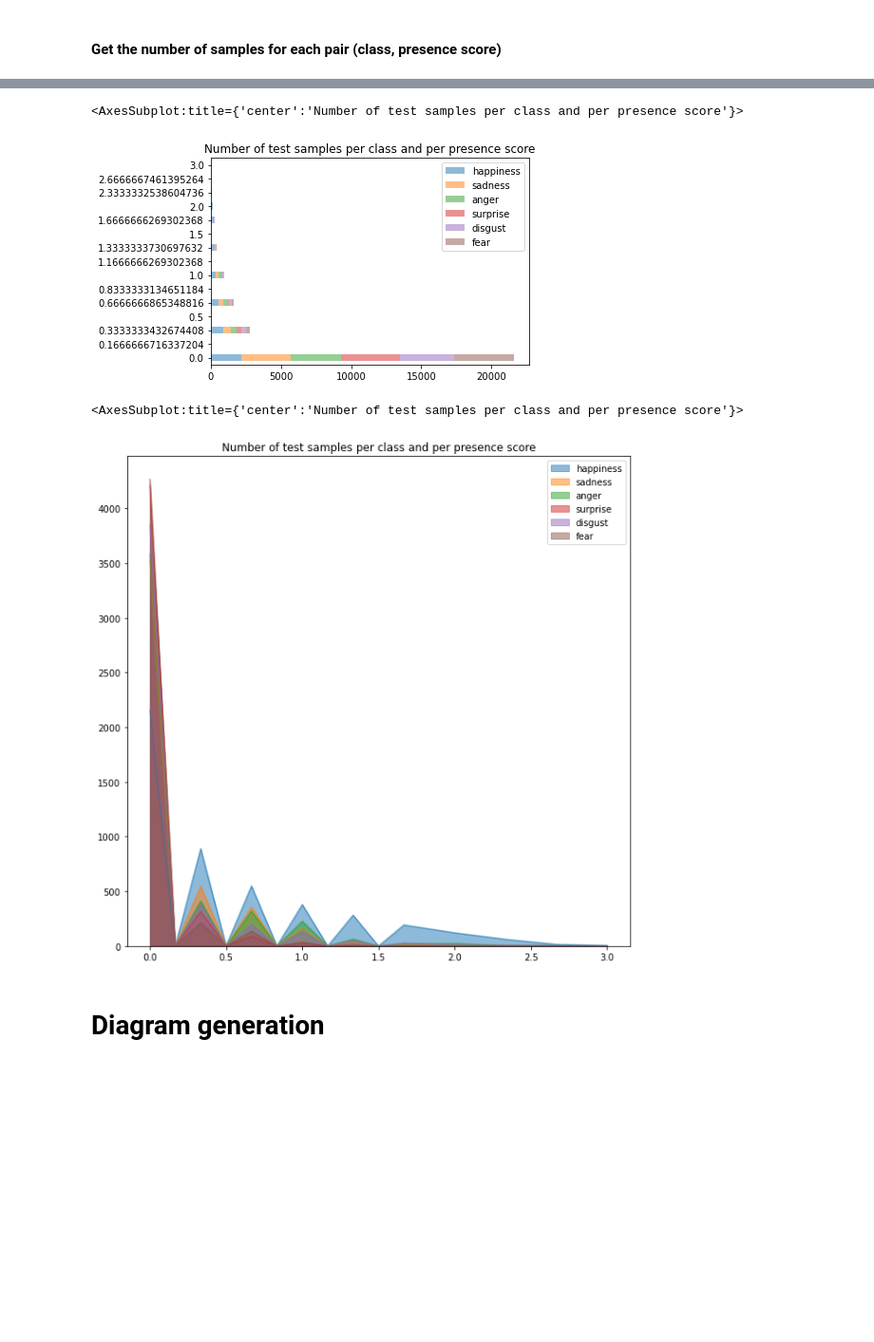
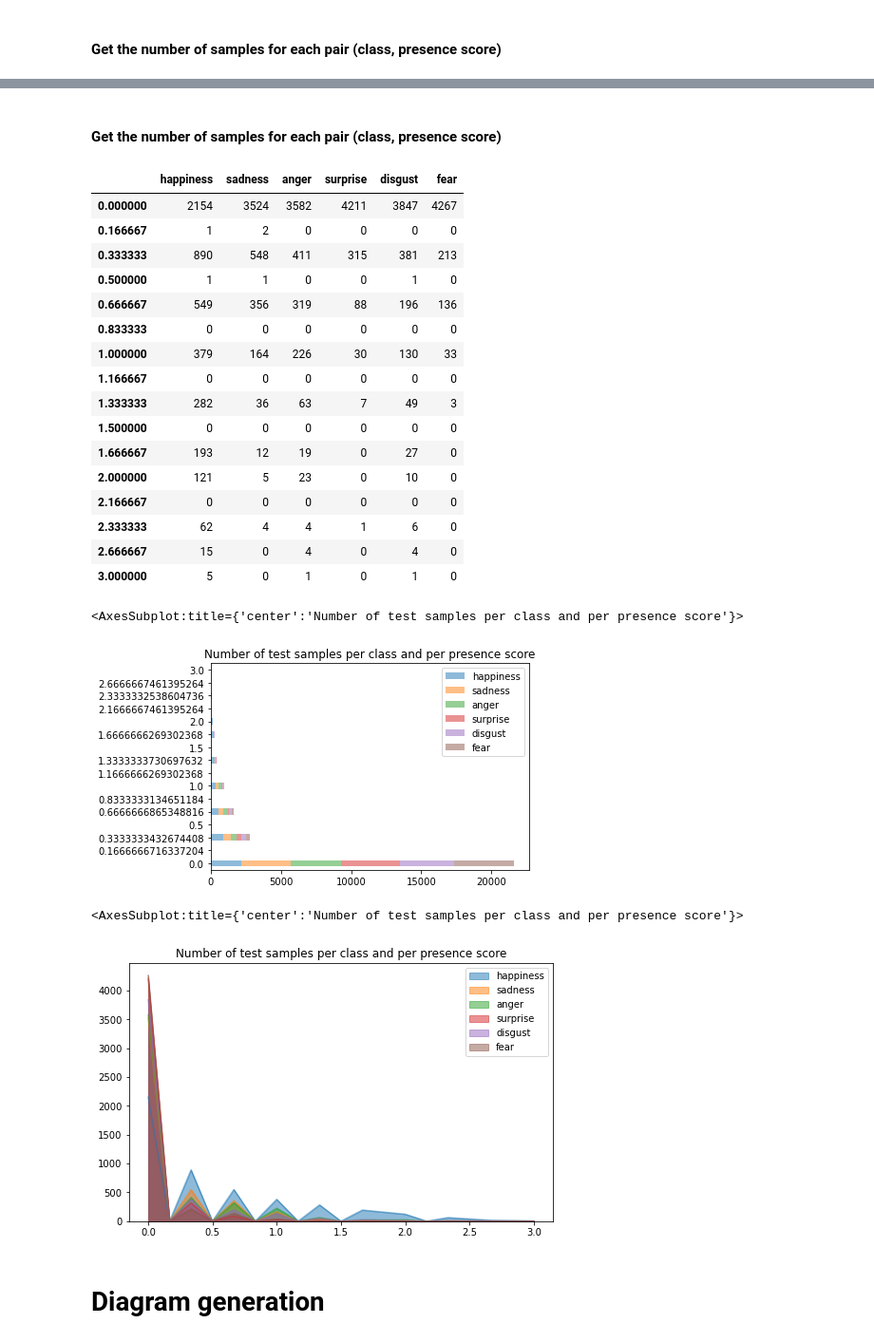
Before and after one commit to helenetran3/MCF-EmoLIS, a Jupyter notebook: label_statistics.ipynb, the cells around one changed output, grey strips where cells are left out. Shown at 95% size. Drawn from its saved outputs; the diff is of its cells as text; code cells hidden in the pictures; blank space fills up the shorter version.

```diff
--- a/label_statistics.ipynb
+++ b/label_statistics.ipynb
@@ -16,0 +90,3 @@ ext_name = ""
+# %%
+all_scores = get_all_scores()
+print(all_scores)
@@ -16,0 +95,3 @@ ext_name = ""
+# %%
+y_train_array_all, y_valid_array_all, y_test_array_all, y_all_array_all = \
+get_all_y_fold_array(param_task, "all", all_scores)
@@ -56,2 +116,0 @@ compute_unique('fear', False)
-# %%
-all_scores = compute_unique('sadness', True)
@@ -323,16 +397,39 @@ df_scores_test
+# %% [markdown]
+#### Get the number of samples for each pair (class, presence score)
+# %%
+df_scores_test_all = count_pairs_emotion_presence_score(y_test_array_all, all_scores)
+df_scores_test_all
+# %% [output]
+|  | happiness | sadness | anger | surprise | disgust | fear |
+| 0.000000 | 2154 | 3524 | 3582 | 4211 | 3847 | 4267 |
+| 0.166667 | 1 | 2 | 0 | 0 | 0 | 0 |
+| 0.333333 | 890 | 548 | 411 | 315 | 381 | 213 |
+| 0.500000 | 1 | 1 | 0 | 0 | 1 | 0 |
+| 0.666667 | 549 | 356 | 319 | 88 | 196 | 136 |
+| 0.833333 | 0 | 0 | 0 | 0 | 0 | 0 |
+| 1.000000 | 379 | 164 | 226 | 30 | 130 | 33 |
+| 1.166667 | 0 | 0 | 0 | 0 | 0 | 0 |
+| 1.333333 | 282 | 36 | 63 | 7 | 49 | 3 |
+| 1.500000 | 0 | 0 | 0 | 0 | 0 | 0 |
+| 1.666667 | 193 | 12 | 19 | 0 | 27 | 0 |
+| 2.000000 | 121 | 5 | 23 | 0 | 10 | 0 |
+| 2.166667 | 0 | 0 | 0 | 0 | 0 | 0 |
+| 2.333333 | 62 | 4 | 4 | 1 | 6 | 0 |
+| 2.666667 | 15 | 0 | 4 | 0 | 4 | 0 |
+| 3.000000 | 5 | 0 | 1 | 0 | 1 | 0 |
 # %%
-df_scores_test.plot.barh(alpha=0.5, stacked=True,
+df_scores_test_all.plot.barh(alpha=0.5, stacked=True,
                          title="Number of test samples per class and per presence score")
 # %% [output]
 <AxesSubplot:title={'center':'Number of test samples per class and per presence score'}>
-[figure, old version]
+[figure, new version]
 # %%
-# df_scores_test.index.name = 'Presence score of the emotion'
-df_scores_test.plot.area(stacked=False, figsize=(10,10),
+# df_scores_test_all.index.name = 'Presence score of the emotion'
+df_scores_test_all.plot.area(stacked=False, figsize=(8,5),
                          title="Number of test samples per class and per presence score")
 # %% [output]
 <AxesSubplot:title={'center':'Number of test samples per class and per presence score'}>
-[figure, old version]
+[figure, new version]
 # %% [markdown]
 # Diagram generation
 # %%
```
Also changed, not shown: parts of 75 cells of this notebook, 1 other file.
